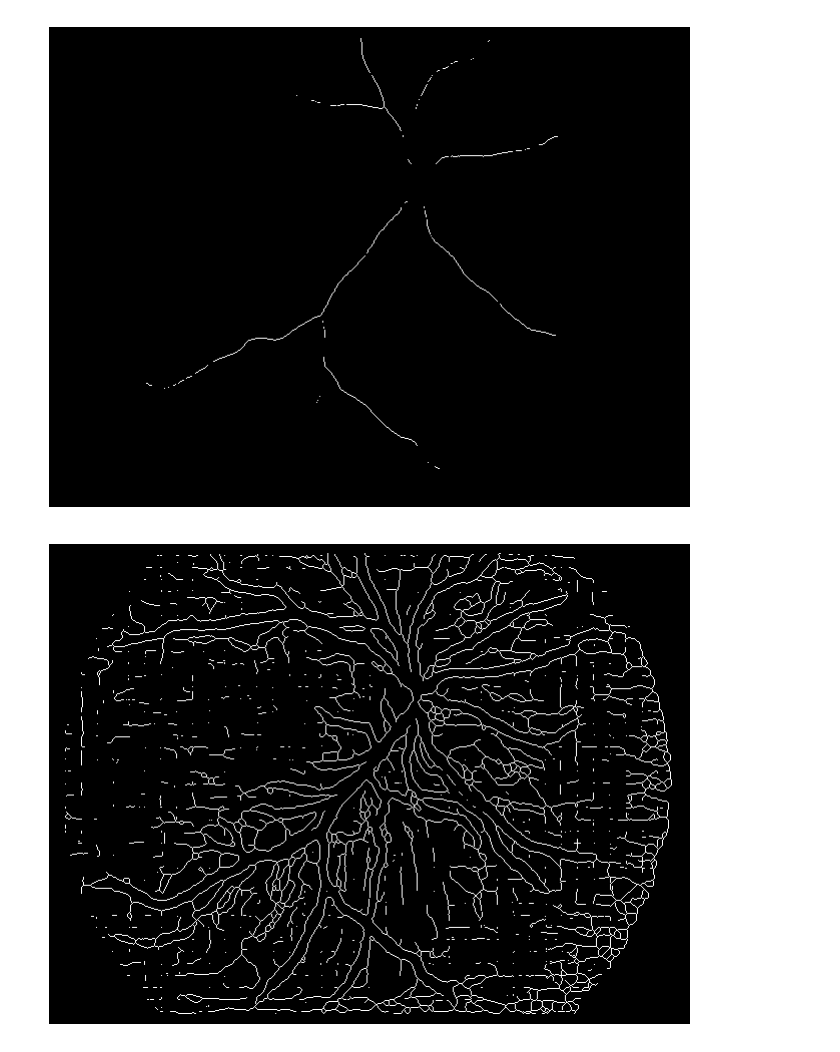
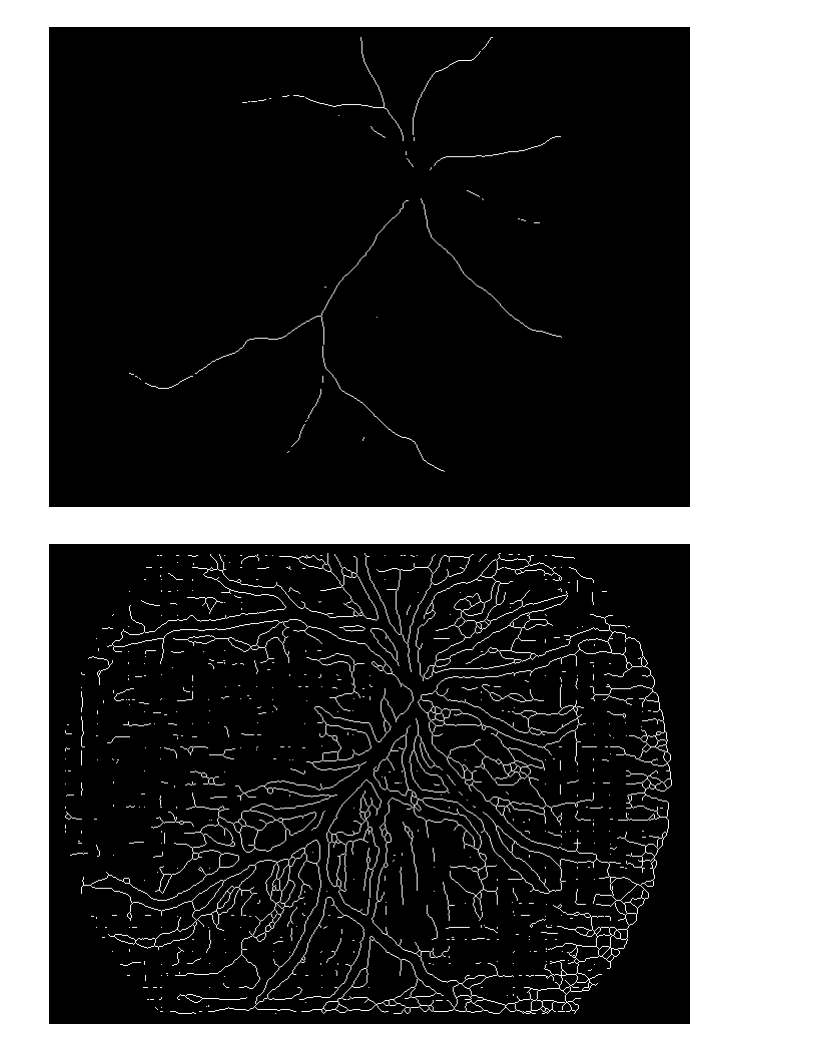
Before and after one commit to aaroncoyner/not-color-blind, a Jupyter notebook: 4_image_eda.ipynb, the cells around one changed output. Cells and saved outputs as stored; diff of their text form; code cells hidden in the pictures.

Commit message:
Create figures

```diff
--- a/4_image_eda.ipynb
+++ b/4_image_eda.ipynb
@@ -17,29 +17,29 @@ raw_seg_white = cv2.imread('../../irop_data/segmentations/66884.bmp')
 # %%
-for lower_threshold in [0, 50, 220]:
+for lower_threshold in [0, 50, 200]:
     black_threshold = np.copy(raw_seg_black)[:,:,0]
     white_threshold = np.copy(raw_seg_white)[:,:,0]
     black_threshold[black_threshold < lower_threshold] = 0
     white_threshold[white_threshold < lower_threshold] = 0
 
     black_binary = np.copy(black_threshold)
     white_binary = np.copy(white_threshold)
     black_binary[black_binary > 0] = 255
     white_binary[white_binary > 0] = 255
 
     black_skeleton = np.copy(black_binary)
     white_skeleton = np.copy(white_binary)
     black_skeleton = skeletonize(black_skeleton, method='lee')
     white_skeleton = skeletonize(white_skeleton, method='lee')
 
     images = [black_threshold, white_threshold, black_binary, white_binary, black_skeleton, white_skeleton]
     image_names = ['black_threshold', 'white_threshold', 'black_binary', 'white_binary', 'black_skeleton', 'white_skeleton']
     for img, img_name in zip(images, image_names):
         plt.axis('off')
         plt.tight_layout()
         plt.imshow(img, cmap='gray', vmin=0, vmax=255)
         plt.savefig(f'./out/figures/{img_name}_{lower_threshold}.png', bbox_inches='tight', pad_inches=0)
 # %% [output]
-[figure, old version]
+[figure, new version]
 # %%
 lower_threshold = 10
 
```
Also changed, not shown: parts of 8 cells of this notebook, 2 other files.
